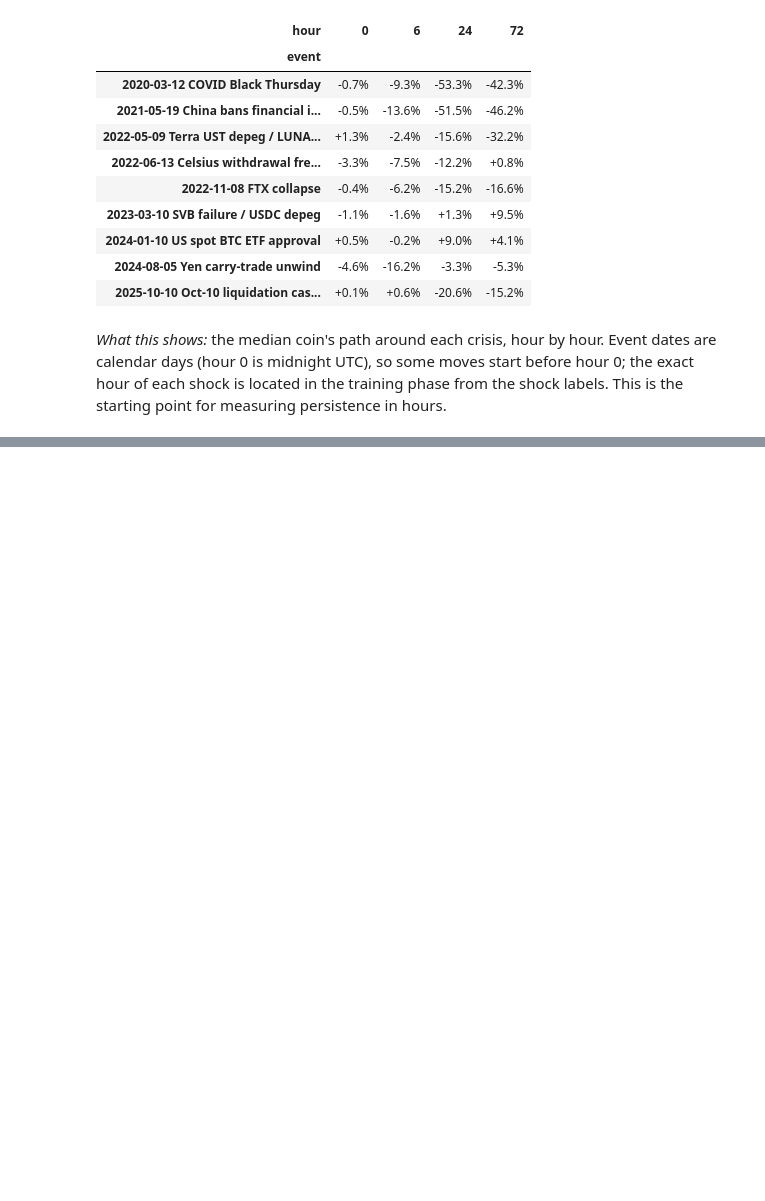
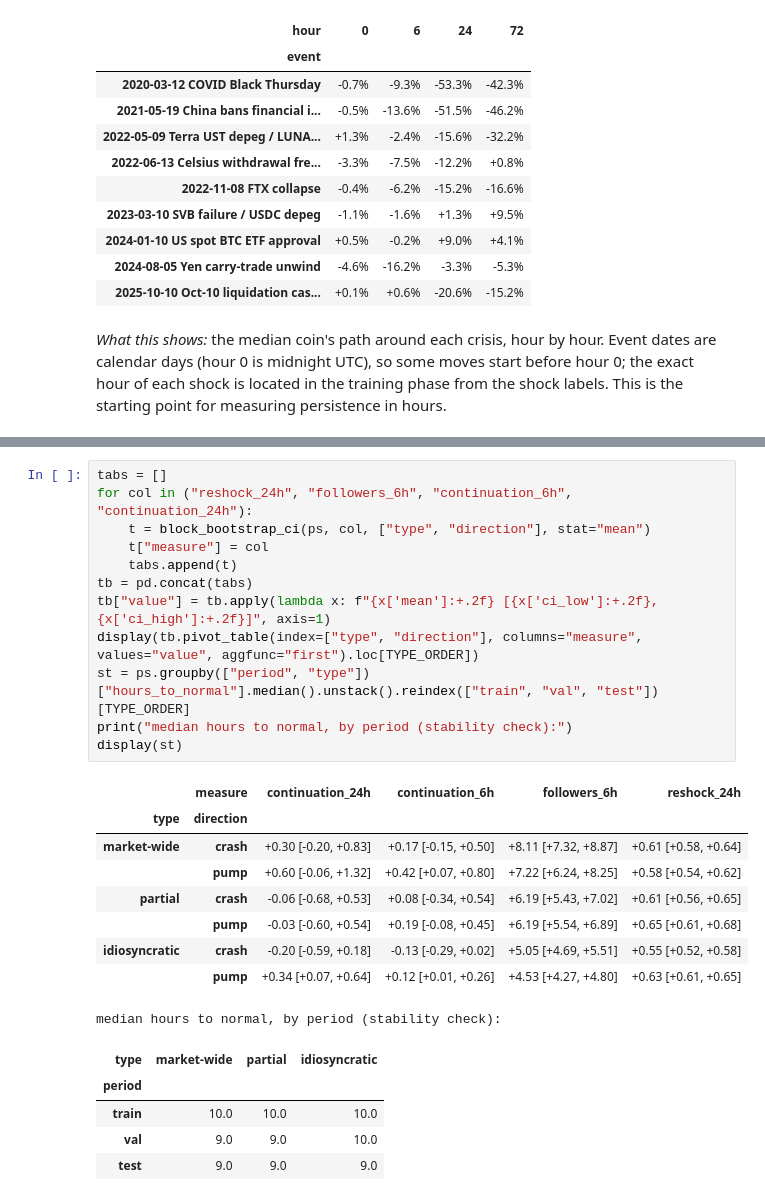
Before and after one commit to da-ksh-esh/CryptoGraph, a Jupyter notebook: notebooks/05_persistence_by_shock_type.ipynb, the cells around one changed output, grey strips where cells are left out. Saved outputs shown, nothing was run; the diff lists cells and outputs as text; blank space fills up the shorter version.

```diff
--- a/notebooks/05_persistence_by_shock_type.ipynb
+++ b/notebooks/05_persistence_by_shock_type.ipynb
@@ -82,0 +140,27 @@ training phase from the shock labels. This is the starting point for measuring p
+# %%
+tabs = []
+for col in ("reshock_24h", "followers_6h", "continuation_6h", "continuation_24h"):
+    t = block_bootstrap_ci(ps, col, ["type", "direction"], stat="mean")
+    t["measure"] = col
+    tabs.append(t)
+tb = pd.concat(tabs)
+tb["value"] = tb.apply(lambda x: f"{x['mean']:+.2f} [{x['ci_low']:+.2f}, {x['ci_high']:+.2f}]", axis=1)
+display(tb.pivot_table(index=["type", "direction"], columns="measure", values="value", aggfunc="first").loc[TYPE_ORDER])
+st = ps.groupby(["period", "type"])["hours_to_normal"].median().unstack().reindex(["train", "val", "test"])[TYPE_ORDER]
+print("median hours to normal, by period (stability check):")
+display(st)
+# %% [output]
+|  | measure | continuation_24h | continuation_6h | followers_6h | reshock_24h |
+| type | direction |  |  |  |  |
+| market-wide | crash | +0.30 [-0.20, +0.83] | +0.17 [-0.15, +0.50] | +8.11 [+7.32, +8.87] | +0.61 [+0.58, +0.64] |
+|  | pump | +0.60 [-0.06, +1.32] | +0.42 [+0.07, +0.80] | +7.22 [+6.24, +8.25] | +0.58 [+0.54, +0.62] |
+| partial | crash | -0.06 [-0.68, +0.53] | +0.08 [-0.34, +0.54] | +6.19 [+5.43, +7.02] | +0.61 [+0.56, +0.65] |
+|  | pump | -0.03 [-0.60, +0.54] | +0.19 [-0.08, +0.45] | +6.19 [+5.54, +6.89] | +0.65 [+0.61, +0.68] |
+| idiosyncratic | crash | -0.20 [-0.59, +0.18] | -0.13 [-0.29, +0.02] | +5.05 [+4.69, +5.51] | +0.55 [+0.52, +0.58] |
+|  | pump | +0.34 [+0.07, +0.64] | +0.12 [+0.01, +0.26] | +4.53 [+4.27, +4.80] | +0.63 [+0.61, +0.65] |
+median hours to normal, by period (stability check):
+| type | market-wide | partial | idiosyncratic |
+| period |  |  |  |
+| train | 10.0 | 10.0 | 10.0 |
+| val | 9.0 | 9.0 | 10.0 |
+| test | 9.0 | 9.0 | 9.0 |
```
Also changed, not shown: parts of 14 cells of this notebook, 12 other files.
